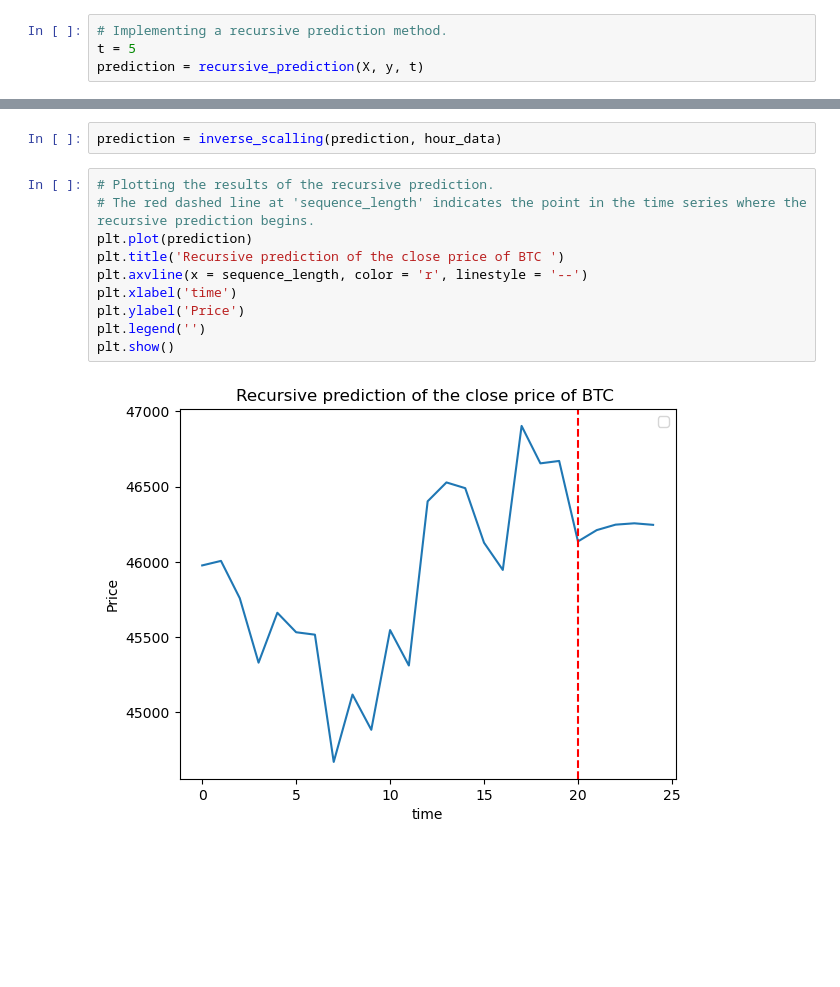
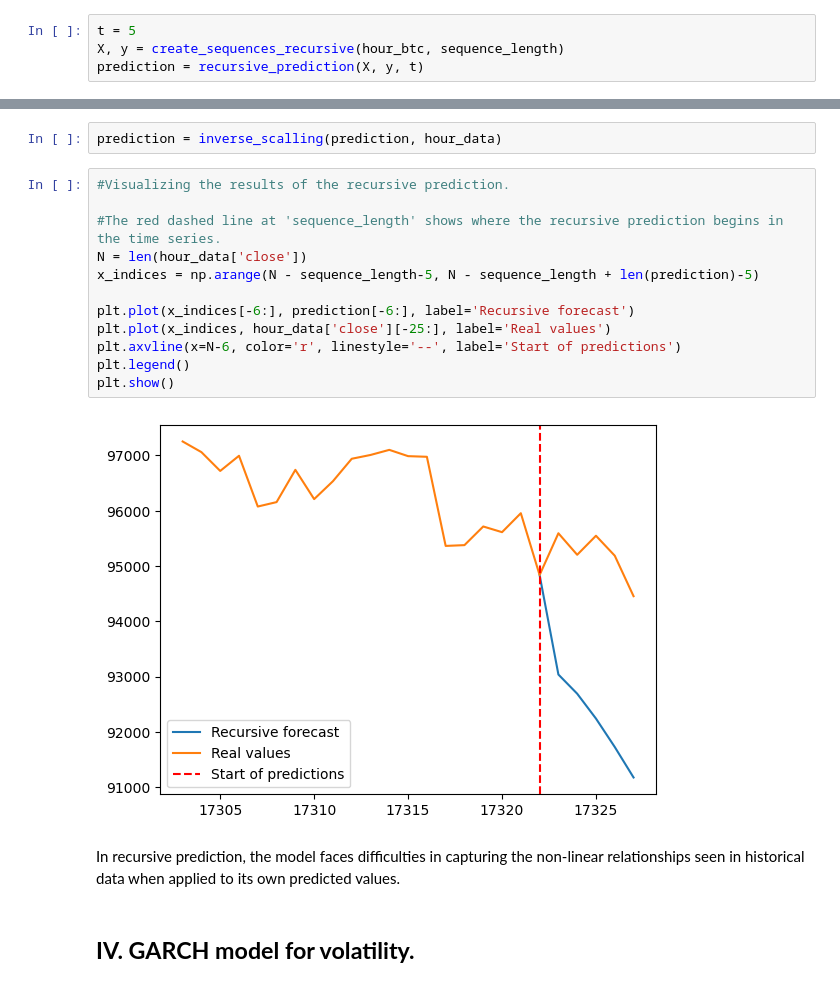
Before and after one commit to willyafalin/cryptocurrency_prediction, a Jupyter notebook: main_project.ipynb, the cells around one changed output, grey strips where cells are left out. Drawn from its saved outputs; the diff is of its cells as text; blank space fills up the shorter version.

```diff
--- a/main_project.ipynb
+++ b/main_project.ipynb
@@ -324,6 +473,6 @@ Epoch 100/100
 # %%
-# Implementing a recursive prediction method.
 t = 5
+X, y = create_sequences_recursive(hour_btc, sequence_length)
 prediction = recursive_prediction(X, y, t)
 # %% [output]
 Epoch 1/100
@@ -346,14 +496,20 @@ Epoch 6/100
 # %%
 prediction = inverse_scalling(prediction, hour_data)
 # %%
-# Plotting the results of the recursive prediction.
-# The red dashed line at 'sequence_length' indicates the point in the time series where the recursive prediction begins.
-plt.plot(prediction)
-plt.title('Recursive prediction of the close price of BTC ')
-plt.axvline(x = sequence_length, color = 'r', linestyle = '--')
-plt.xlabel('time')
-plt.ylabel('Price')
-plt.legend('')
+#Visualizing the results of the recursive prediction.
+
+#The red dashed line at 'sequence_length' shows where the recursive prediction begins in the time series.
+N = len(hour_data['close'])
+x_indices = np.arange(N - sequence_length-5, N - sequence_length + len(prediction)-5)
+
+plt.plot(x_indices[-6:], prediction[-6:], label='Recursive forecast')
+plt.plot(x_indices, hour_data['close'][-25:], label='Real values')
+plt.axvline(x=N-6, color='r', linestyle='--', label='Start of predictions')
+plt.legend()
 plt.show()
 # %% [output]
-[figure, old version]
+[figure, new version]
+# %% [markdown]
+In recursive prediction, the model faces difficulties in capturing the non-linear relationships seen in historical data when applied to its own predicted values.
+# %% [markdown]
+## **IV. GARCH model for volatility.**
```
Also changed, not shown: parts of 80 cells of this notebook, 2 other files.
